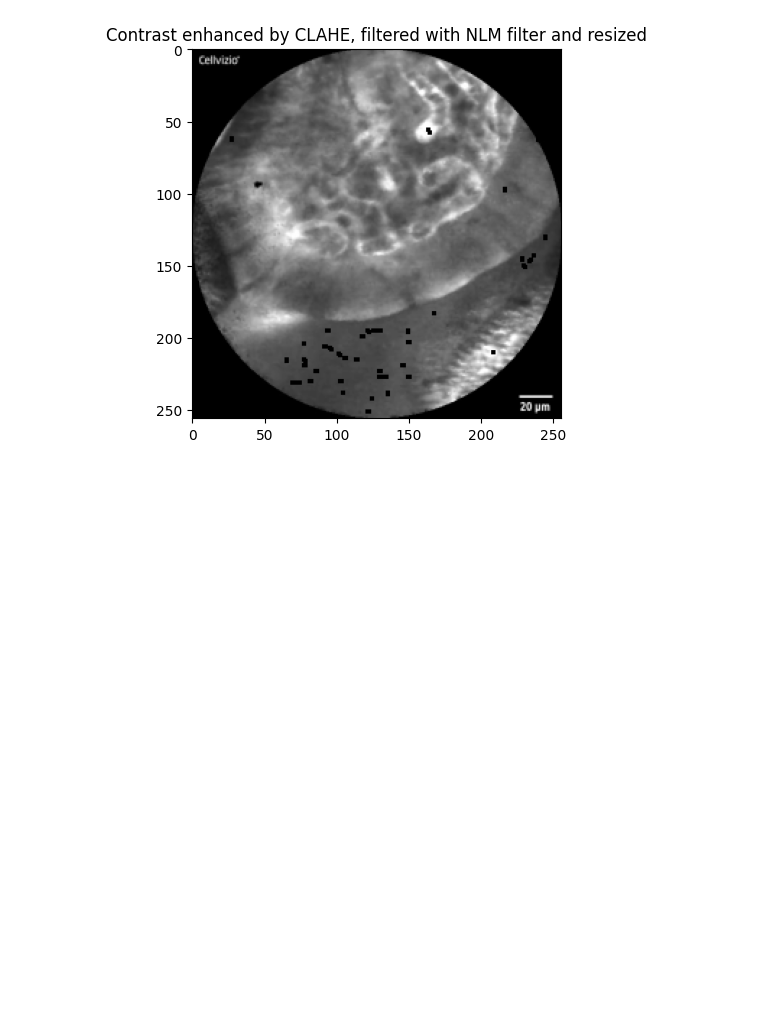
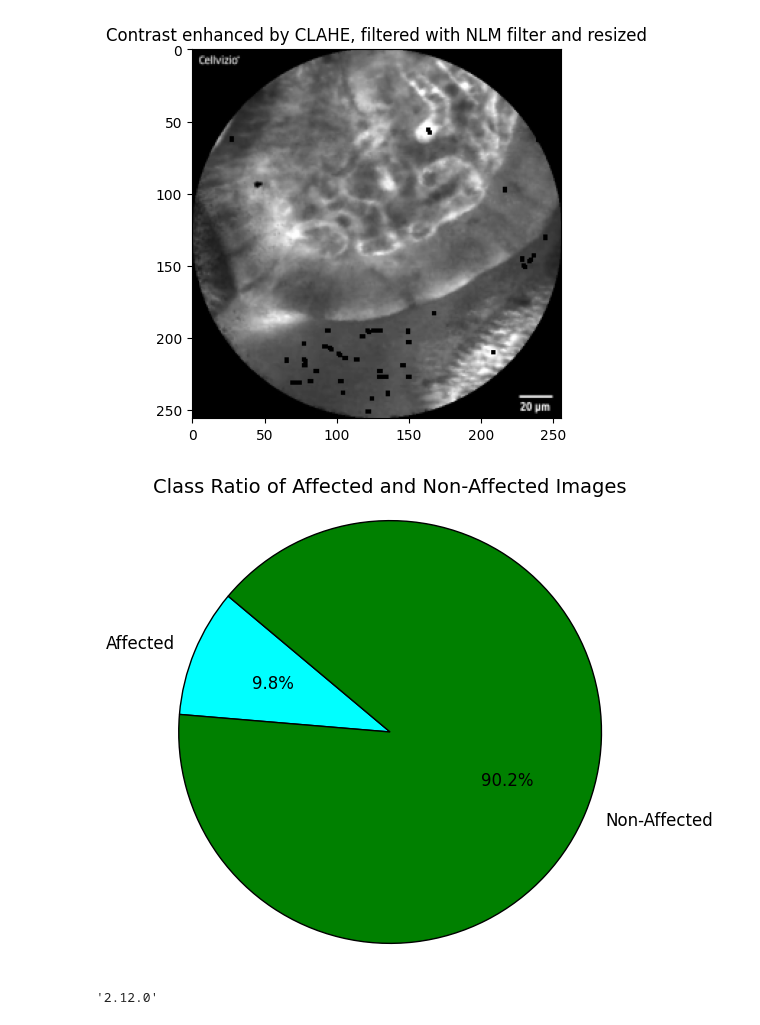
Before and after one commit to hasanmdabid/indicate_fh, a Jupyter notebook: my_code/data_preprocessing.ipynb, the cells around one changed output. Saved outputs shown, nothing was run; the diff lists cells and outputs as text; code cells hidden in the pictures; blank space fills up the shorter version.

```diff
--- a/my_code/data_preprocessing.ipynb
+++ b/my_code/data_preprocessing.ipynb
@@ -219,3 +219,45 @@ After reshape, Shape of CLAHE AND NLM Effected image: (256, 256, 3)
 Maximume value inside image array: 255
 Minimume value inside image array: 0
 [figure]
+# %%
+import matplotlib.pyplot as plt
+
+# Number of images in each class
+affected_count = 890
+non_affected_count = 8205
+
+# Labels for the pie chart
+labels = ['Affected', 'Non-Affected']
+
+# Sizes of each pie slice
+sizes = [affected_count, non_affected_count]
+
+# Colors for each pie slice
+# Deep orange for affected, blue for non-affected
+colors = ['#00FFFF', '#008000']
+
+# Explode the 'affected' slice slightly
+explode = (0, 0)
+
+# Create the pie chart
+plt.figure(figsize=(6, 6))  # Smaller figure size
+plt.pie(sizes, explode=explode, labels=labels, colors=colors, autopct='%1.1f%%',
+        startangle=140, wedgeprops={'edgecolor': 'black'}, textprops={'fontsize': 12})
+
+
+# Title with a readable font size
+plt.title('Class Ratio of Affected and Non-Affected Images', fontsize=14)
+
+# Equal aspect ratio ensures that pie is drawn as a circle.
+plt.axis('equal')
+
+# Save the third plot
+plt.savefig('/home/abidhasan/Documents/Indicate_FH/performance_figures/dataset_ratio.eps',
+            format='eps', bbox_inches='tight')
+# %% [output]
+[figure, added]
+# %%
+import tensorflow as tf
+tf.version.VERSION
+# %% [output]
+'2.12.0'
```
Also changed, not shown: 19 other files.
